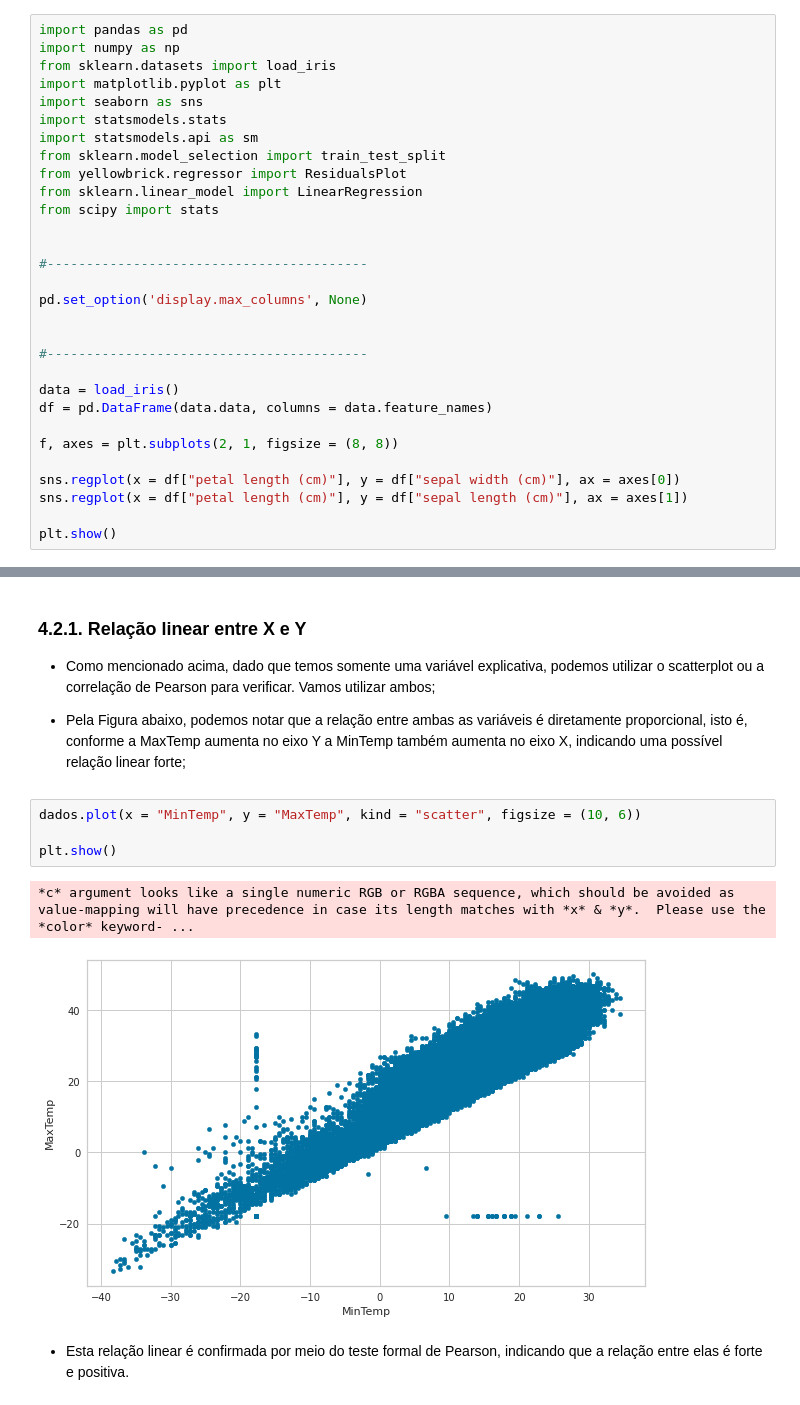
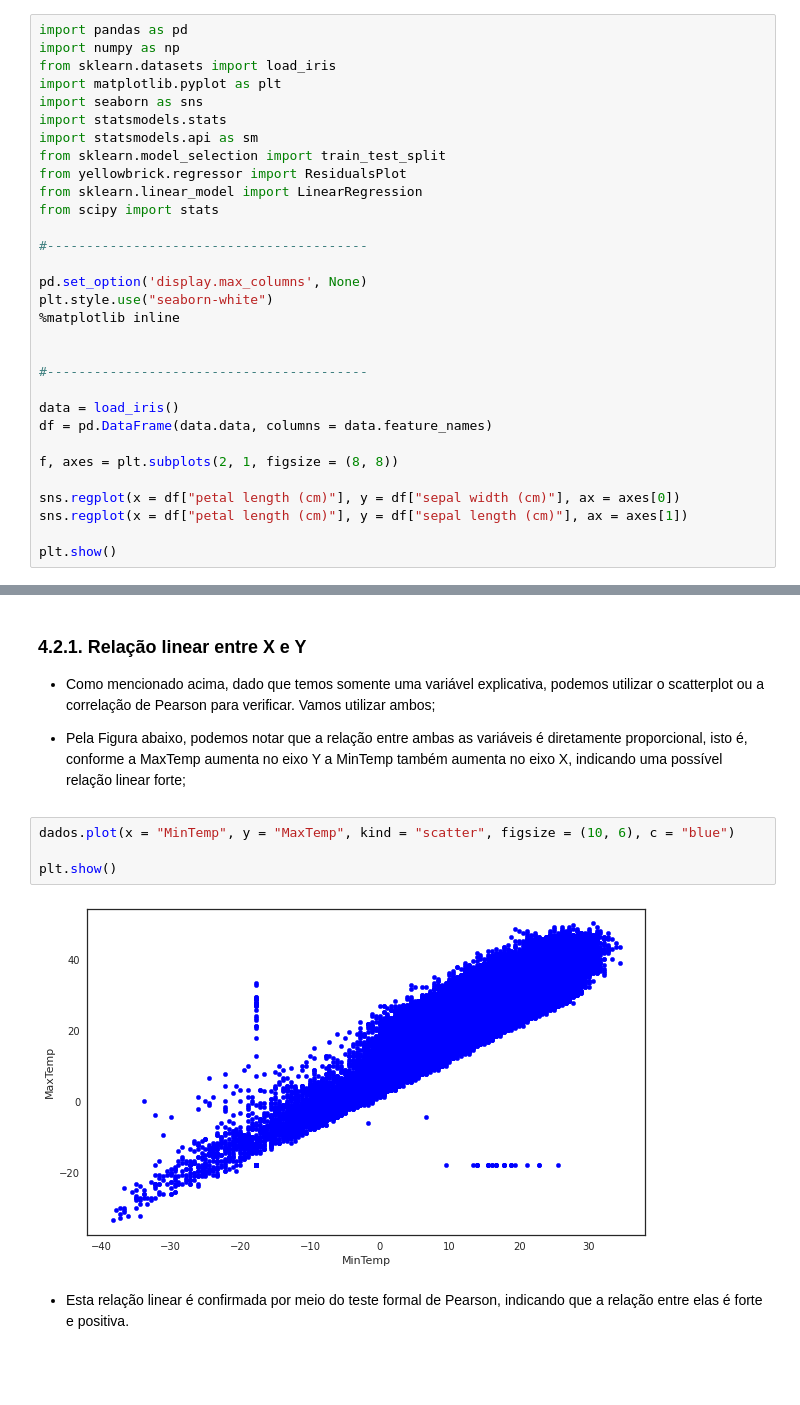
Before and after one commit to barbosarafael/DS_Avancado, a Jupyter notebook: 01Reg_Linear/Not_RegLinear.ipynb, the cells around one changed output, grey strips where cells are left out. Drawn from its saved outputs; the diff is of its cells as text; blank space fills up the shorter version.

```diff
--- a/01Reg_Linear/Not_RegLinear.ipynb
+++ b/01Reg_Linear/Not_RegLinear.ipynb
@@ -118,10 +118,11 @@ from yellowbrick.regressor import ResidualsPlot
 from sklearn.linear_model import LinearRegression
 from scipy import stats
 
-
 #-----------------------------------------
 
 pd.set_option('display.max_columns', None)
+plt.style.use("seaborn-white")
+%matplotlib inline
 
 
 #-----------------------------------------
@@ -329,12 +328,11 @@ dados.describe().T.round(2)
 
 - Pela Figura abaixo, podemos notar que a relação entre ambas as variáveis é diretamente proporcional, isto é, conforme a MaxTemp aumenta no eixo Y a MinTemp também aumenta no eixo X, indicando uma possível relação linear forte;
 # %%
-dados.plot(x = "MinTemp", y = "MaxTemp", kind = "scatter", figsize = (10, 6))
+dados.plot(x = "MinTemp", y = "MaxTemp", kind = "scatter", figsize = (10, 6), c = "blue")
 
 plt.show()
 # %% [output]
-*c* argument looks like a single numeric RGB or RGBA sequence, which should be avoided as value-mapping will have precedence in case its length matches with *x* & *y*.  Please use the *color* keyword- ...
-[figure, old version]
+[figure, new version]
 # %% [markdown]
 - Esta relação linear é confirmada por meio do teste formal de Pearson, indicando que a relação entre elas é forte e positiva.
 # %%
```
Also changed, not shown: parts of 27 cells of this notebook.
